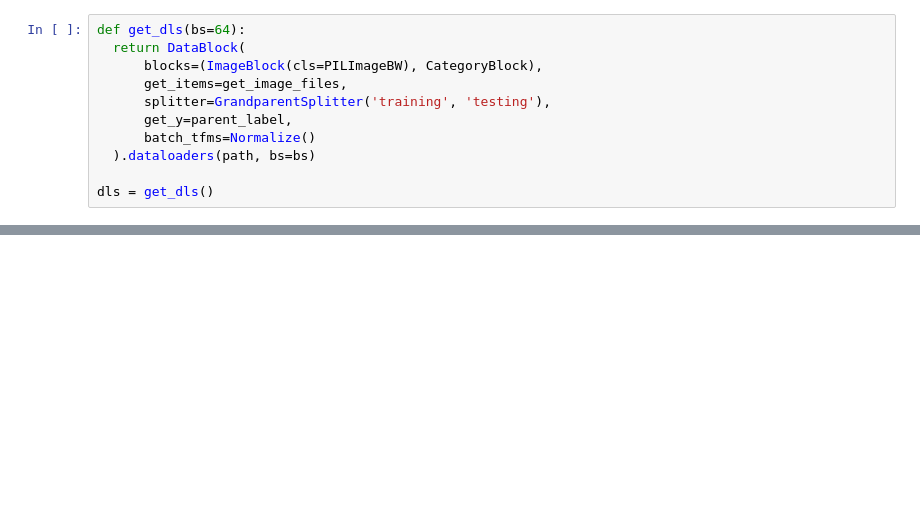
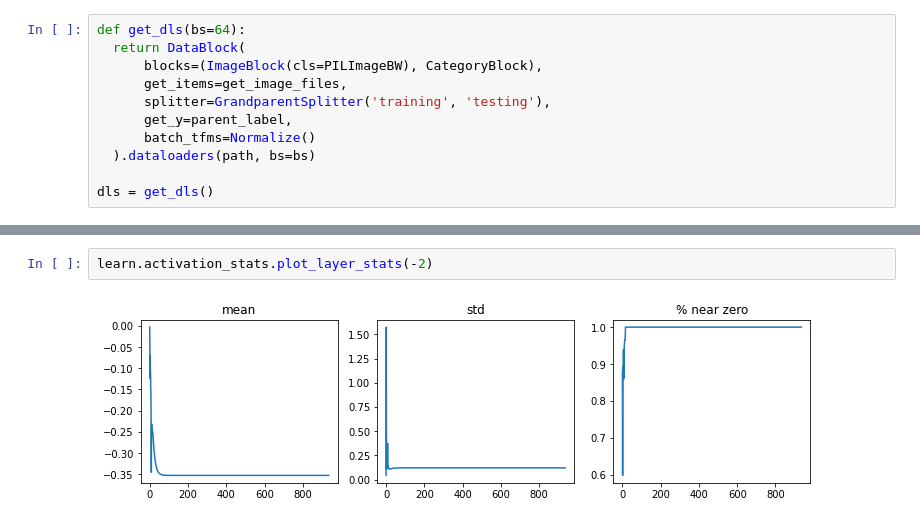
Before and after one commit to satani99/practical_deep_learning_for_coders, a Jupyter notebook: fast_ai_13.ipynb, the cells around one changed output, grey strips where cells are left out. Drawn from its saved outputs; the diff is of its cells as text; blank space fills up the shorter version.

```diff
--- a/fast_ai_13.ipynb
+++ b/fast_ai_13.ipynb
@@ -244,0 +272,4 @@ dls.show_batch(max_n=9, figsize=(4, 4))
+# %%
+learn.activation_stats.plot_layer_stats(-2)
+# %% [output]
+[figure, added]
```
Also changed, not shown: parts of 8 cells of this notebook.
